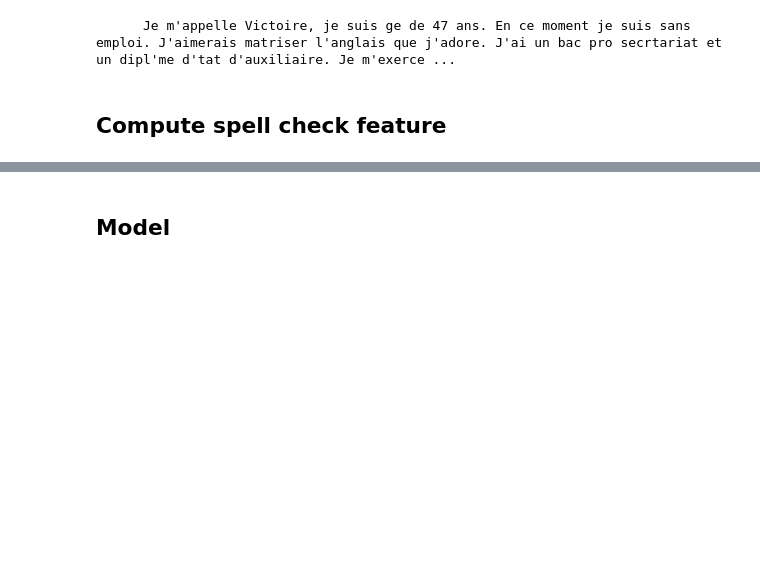
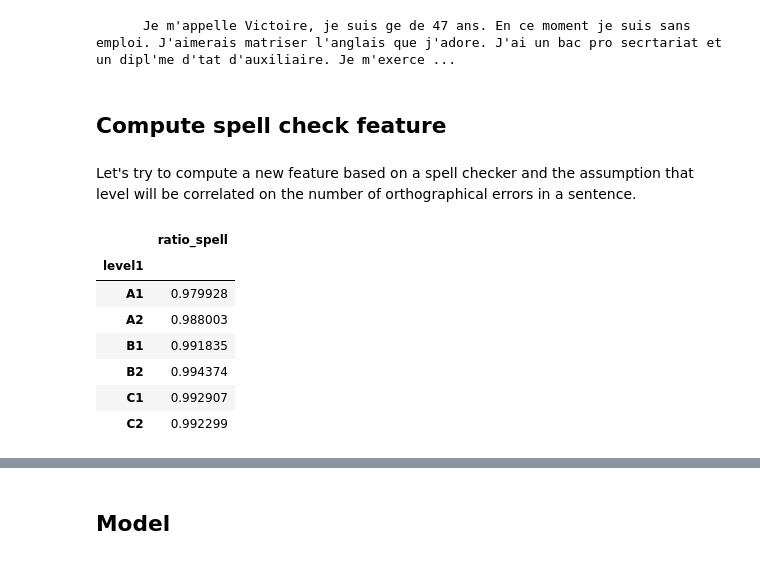
Before and after one commit to sammous/cap2018, a Jupyter notebook: cap2018.ipynb, the cells around one changed output, grey strips where cells are left out. Drawn from its saved outputs; the diff is of its cells as text; code cells hidden in the pictures; blank space fills up the shorter version.

```diff
--- a/cap2018.ipynb
+++ b/cap2018.ipynb
@@ -151,6 +151,8 @@ print(data.loc[27291,:]['fulltext'])
       Je m'appelle Victoire, je suis ge de 47 ans. En ce moment je suis sans emploi. J'aimerais matriser l'anglais que j'adore. J'ai un bac pro secrtariat et un dipl'me d'tat d'auxiliaire. Je m'exerce ...
 # %% [markdown]
 ## Compute spell check feature
+# %% [markdown]
+Let's try to compute a new feature based on a spell checker and the assumption that level will be correlated on the number of orthographical errors in a sentence.
 # %%
 def spellratio(word, nlp):
     if word in nlp.vocab:
@@ -161,3 +163,14 @@ def count_spell(l, nlp):
     return float(reduce(lambda x,y:x+y, map(lambda x: spellratio(x, nlp), l))) / len(l)
 
 data['ratio_spell'] = data["tokens_gensim"].apply(lambda l: count_spell(l, nlp))
+# %%
+data[['level1', 'ratio_spell']].groupby('level1').mean()
+# %% [output]
+|  | ratio_spell |
+| level1 |  |
+| A1 | 0.979928 |
+| A2 | 0.988003 |
+| B1 | 0.991835 |
+| B2 | 0.994374 |
+| C1 | 0.992907 |
+| C2 | 0.992299 |
```
Also changed, not shown: parts of 1 cell of this notebook.
